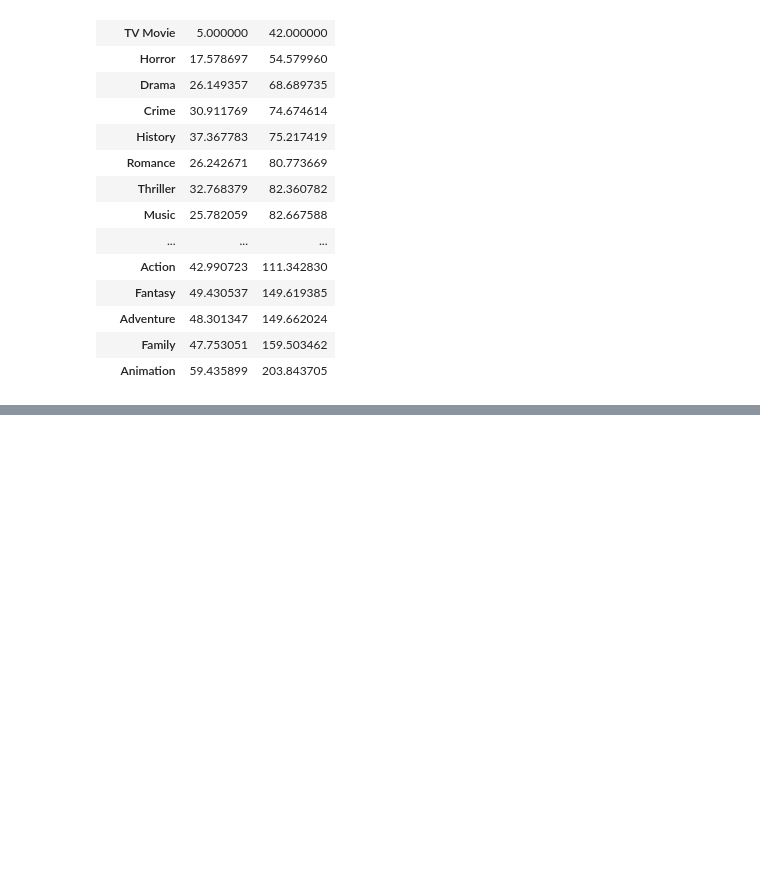
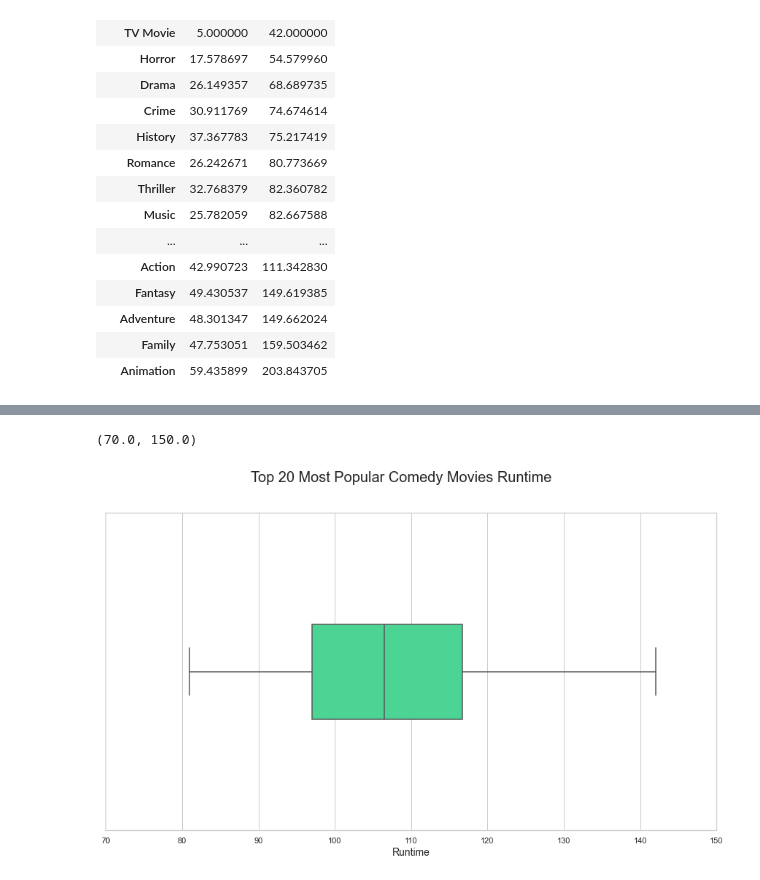
Before and after one commit to krbendol/movie_analysis_Microsoft, a Jupyter notebook: cleaning_of_data.ipynb, the cells around one changed output, grey strips where cells are left out. Saved outputs shown, nothing was run; the diff lists cells and outputs as text; code cells hidden in the pictures; blank space fills up the shorter version.

Commit message:
made 5 boxplots

```diff
--- a/cleaning_of_data.ipynb
+++ b/cleaning_of_data.ipynb
@@ -507,3 +452,6 @@ df_budget_rev_nsd
 | Adventure | 48.301347 | 149.662024 |
 | Family | 47.753051 | 159.503462 |
 | Animation | 59.435899 | 203.843705 |
+# %%
+df_comedy = df_temp[df_temp['genres']== 'Comedy']
+df_comedy.head()
@@ -509,0 +465,4 @@ df_budget_rev_nsd
+# %%
+top_20_pop_comedy = df_comedy[['popularity','runtime']]
+top_20_pop_comedy = top_20_pop_comedy.sort_values(by="popularity", ascending=False).head(20)
+top_20_pop_comedy
@@ -509,0 +487,3 @@ df_budget_rev_nsd
+# %%
+top_20_comedy = top_20_pop_comedy['runtime']
+top_20_comedy
@@ -509,0 +508,10 @@ df_budget_rev_nsd
+# %%
+fig, ax = plt.subplots(figsize=(15,8))
+plt.ticklabel_format(style="plain")
+sns.boxplot(x=top_20_comedy, width = .3, color = '#34eb95');
+plt.suptitle("Top 20 Most Popular Comedy Movies Runtime", fontsize=20)
+plt.xlabel("Runtime", fontsize=14)
+plt.xlim(70,150)
+# %% [output]
+(70.0, 150.0)
+[figure, added]
```
Also changed, not shown: parts of 11 cells of this notebook.
